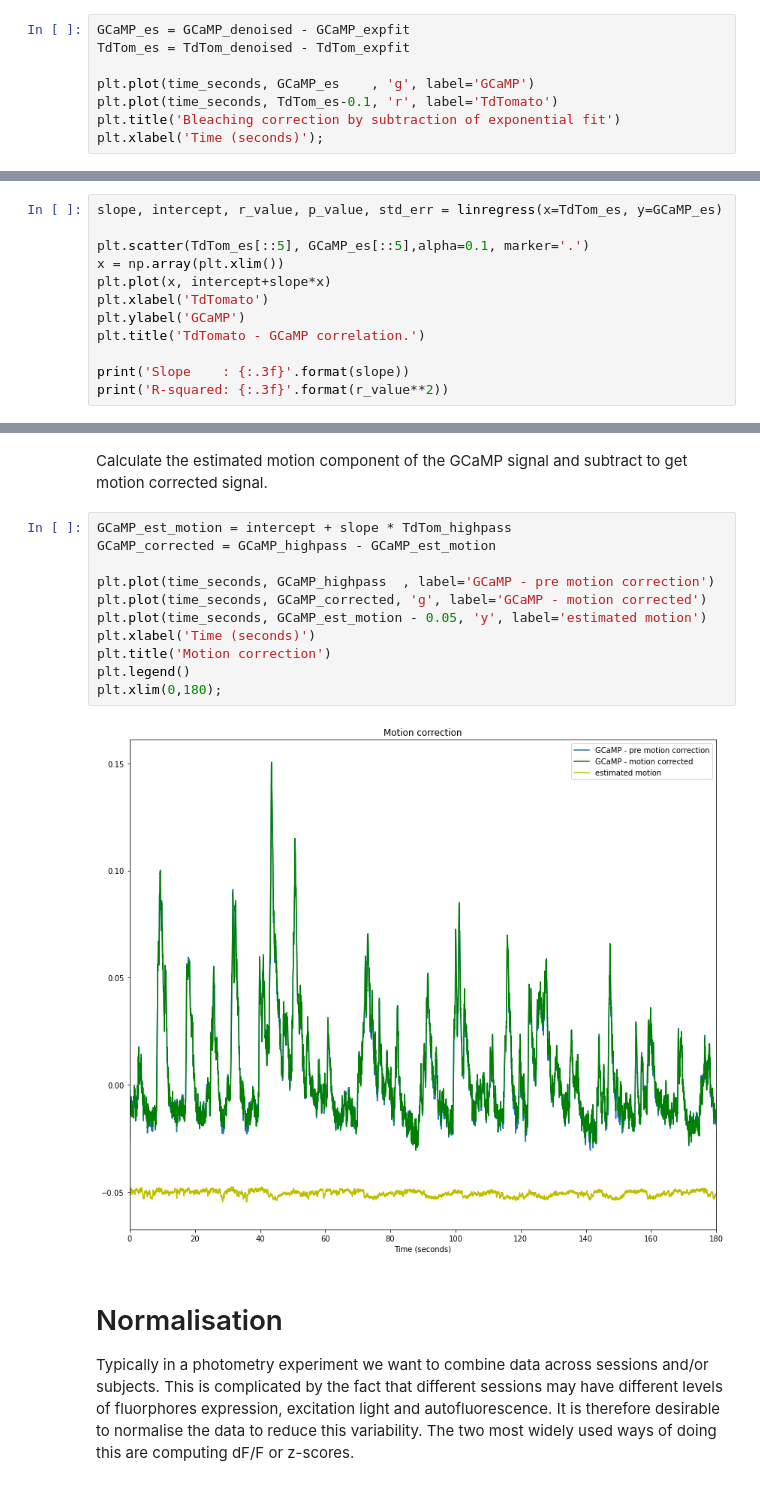
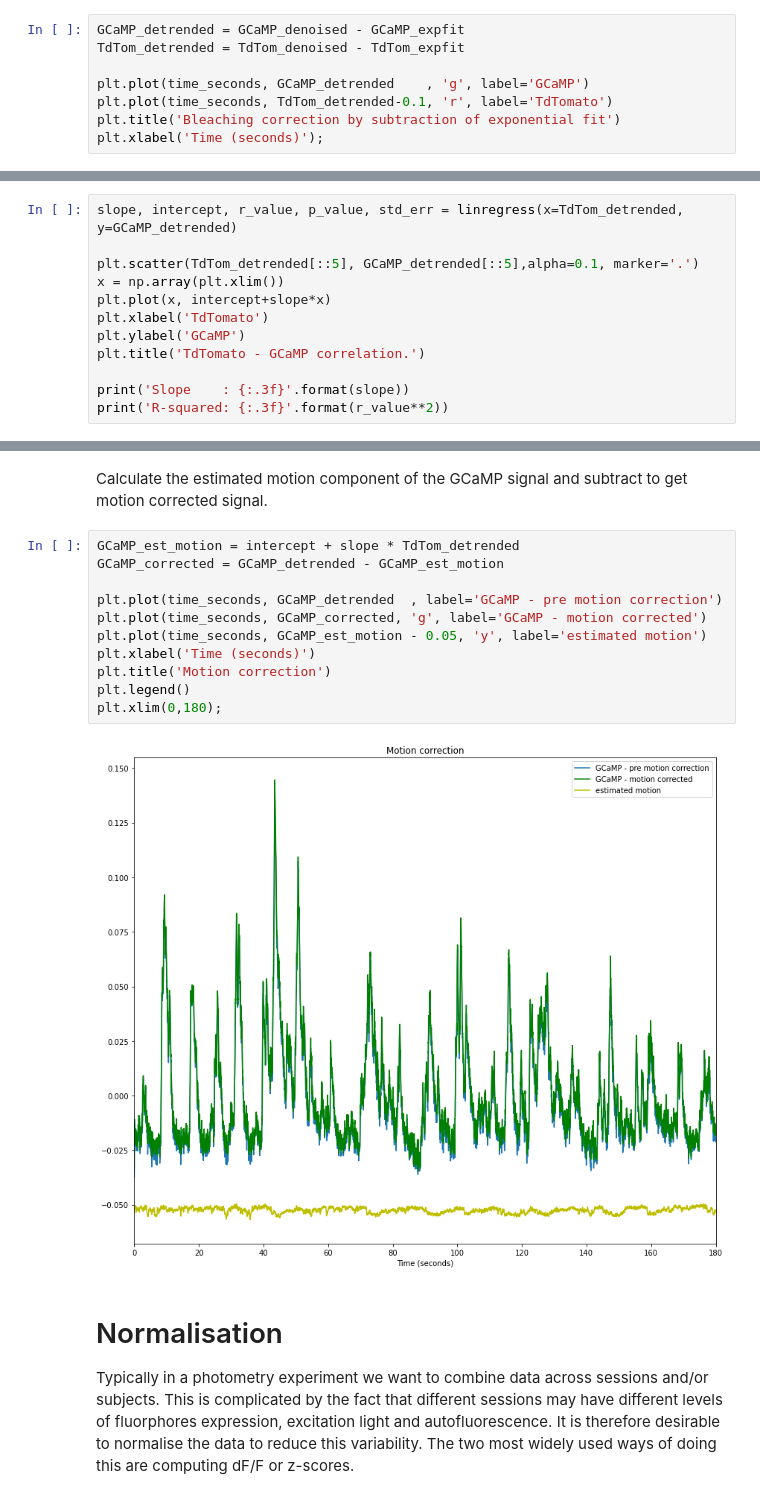
Before and after one commit to ThomasAkam/photometry_preprocessing, a Jupyter notebook: Photometry data preprocessing.ipynb, the cells around one changed output, grey strips where cells are left out. Drawn from its saved outputs; the diff is of its cells as text.

Commit message:
- Fixed bug where wrong type of bleaching corrected signal was used for some plots.

```diff
--- a/Photometry data preprocessing.ipynb
+++ b/Photometry data preprocessing.ipynb
@@ -160,11 +160,11 @@ plt.xlabel('Time (seconds)');
 # %% [markdown]
 Now subtract the exponential fits from the signals.
 # %%
-GCaMP_es = GCaMP_denoised - GCaMP_expfit
-TdTom_es = TdTom_denoised - TdTom_expfit
+GCaMP_detrended = GCaMP_denoised - GCaMP_expfit
+TdTom_detrended = TdTom_denoised - TdTom_expfit
 
-plt.plot(time_seconds, GCaMP_es    , 'g', label='GCaMP')
-plt.plot(time_seconds, TdTom_es-0.1, 'r', label='TdTomato')
+plt.plot(time_seconds, GCaMP_detrended    , 'g', label='GCaMP')
+plt.plot(time_seconds, TdTom_detrended-0.1, 'r', label='TdTomato')
 plt.title('Bleaching correction by subtraction of exponential fit')
 plt.xlabel('Time (seconds)');
 # %% [output]
@@ -174,9 +174,9 @@ plt.xlabel('Time (seconds)');
 
 We now do motion correction by finding the best linear fit of the TdTomato signal to the GCaMP signal and subtracting this estimated motion component from the GCaMP signal.  We will use the data that was bleaching corrected using the double exponential fit as we find that in practice this is less likely to remove meaningful slow variation in the signals.
 # %%
-slope, intercept, r_value, p_value, std_err = linregress(x=TdTom_es, y=GCaMP_es)
+slope, intercept, r_value, p_value, std_err = linregress(x=TdTom_detrended, y=GCaMP_detrended)
 
-plt.scatter(TdTom_es[::5], GCaMP_es[::5],alpha=0.1, marker='.')
+plt.scatter(TdTom_detrended[::5], GCaMP_detrended[::5],alpha=0.1, marker='.')
 x = np.array(plt.xlim())
 plt.plot(x, intercept+slope*x)
 plt.xlabel('TdTomato')
@@ -192,18 +192,18 @@ R-squared: 0.021
 # %% [markdown]
 Calculate the estimated motion component of the GCaMP signal and subtract to get motion corrected signal.
 # %%
-GCaMP_est_motion = intercept + slope * TdTom_highpass
-GCaMP_corrected = GCaMP_highpass - GCaMP_est_motion
+GCaMP_est_motion = intercept + slope * TdTom_detrended
+GCaMP_corrected = GCaMP_detrended - GCaMP_est_motion
 
-plt.plot(time_seconds, GCaMP_highpass  , label='GCaMP - pre motion correction')
+plt.plot(time_seconds, GCaMP_detrended  , label='GCaMP - pre motion correction')
 plt.plot(time_seconds, GCaMP_corrected, 'g', label='GCaMP - motion corrected')
 plt.plot(time_seconds, GCaMP_est_motion - 0.05, 'y', label='estimated motion')
 plt.xlabel('Time (seconds)')
 plt.title('Motion correction')
 plt.legend()
 plt.xlim(0,180);
 # %% [output]
-[figure, old version]
+[figure, new version]
 # %% [markdown]
 # Normalisation
 
```
Also changed, not shown: parts of 2 cells of this notebook.
